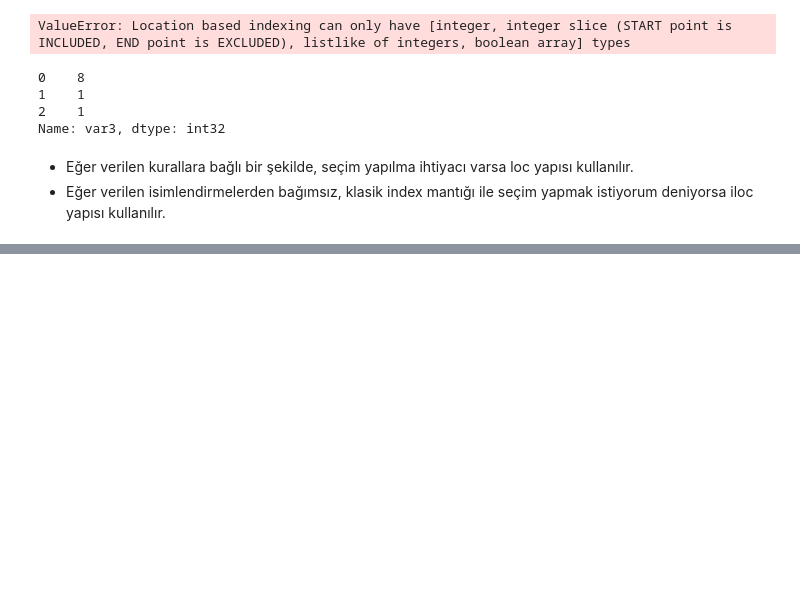
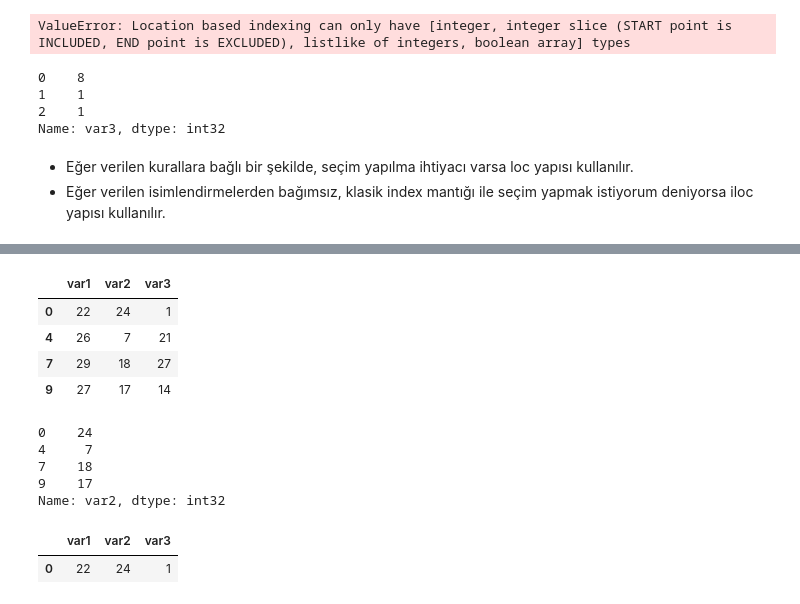
Before and after one commit to tahaasann/Data-Science-Course, a Jupyter notebook: veri_manipulasyonu.ipynb, the cells around one changed output, grey strips where cells are left out. Cells and saved outputs as stored; diff of their text form; code cells hidden in the pictures; blank space fills up the shorter version.

```diff
--- a/veri_manipulasyonu.ipynb
+++ b/veri_manipulasyonu.ipynb
@@ -1443,0 +1523,22 @@ iloc yapısı kullanılır.
+# %%
+df[df.var1 > 15] # DataFrame içerisinde, var1 sütundaki 15'ten büyük verileri filtreledi.
+# %% [output]
+|  | var1 | var2 | var3 |
+| 0 | 22 | 24 | 1 |
+| 4 | 26 | 7 | 21 |
+| 7 | 29 | 18 | 27 |
+| 9 | 27 | 17 | 14 |
+# %%
+df[df.var1 > 15]["var2"] # DataFrame içerisinde, var1 sütundaki 15'ten büyük verileri
+                         # filtreledi ve var2 sütununu yazdırdı.
+# %% [output]
+0    24
+4     7
+7    18
+9    17
+Name: var2, dtype: int32
+# %%
+df[(df.var1 > 15) & (df.var3 < 5)]
+# %% [output]
+|  | var1 | var2 | var3 |
+| 0 | 22 | 24 | 1 |
```
Also changed, not shown: parts of 11 cells of this notebook.
